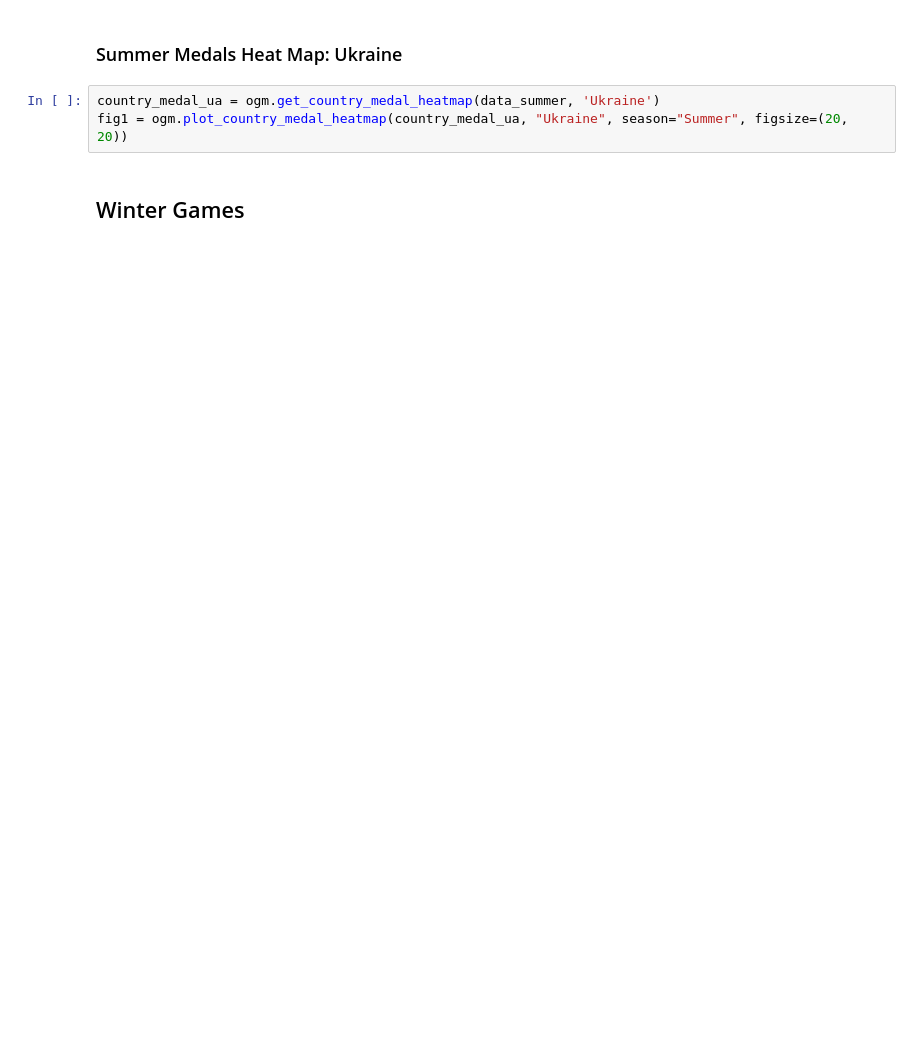
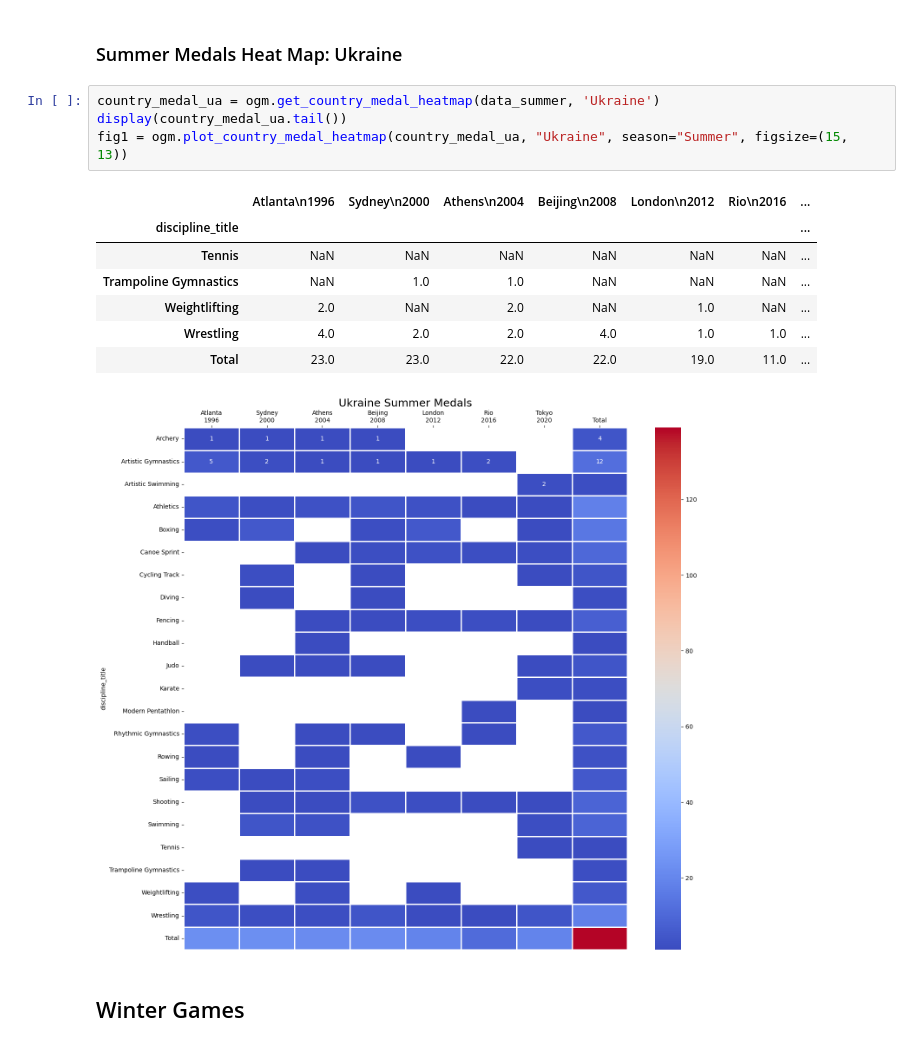
Before and after one commit to JimGile/group3-project1, a Jupyter notebook: src/olympic_games_data_vis.ipynb, the cells around one changed output. Cells and saved outputs as stored; diff of their text form; blank space fills up the shorter version.

```diff
--- a/src/olympic_games_data_vis.ipynb
+++ b/src/olympic_games_data_vis.ipynb
@@ -241,7 +268,17 @@ fig1 = ogm.plot_country_medal_heatmap(country_medal_usa, "USA", season="Summer",
 ### Summer Medals Heat Map: Ukraine
 # %%
 country_medal_ua = ogm.get_country_medal_heatmap(data_summer, 'Ukraine')
-fig1 = ogm.plot_country_medal_heatmap(country_medal_ua, "Ukraine", season="Summer", figsize=(20, 20))
+display(country_medal_ua.tail())
+fig1 = ogm.plot_country_medal_heatmap(country_medal_ua, "Ukraine", season="Summer", figsize=(15, 13))
+# %% [output]
+|  | Atlanta\n1996 | Sydney\n2000 | Athens\n2004 | Beijing\n2008 | London\n2012 | Rio\n2016 | ... |
+| discipline_title |  |  |  |  |  |  | ... |
+| Tennis | NaN | NaN | NaN | NaN | NaN | NaN | ... |
+| Trampoline Gymnastics | NaN | 1.0 | 1.0 | NaN | NaN | NaN | ... |
+| Weightlifting | 2.0 | NaN | 2.0 | NaN | 1.0 | NaN | ... |
+| Wrestling | 4.0 | 2.0 | 2.0 | 4.0 | 1.0 | 1.0 | ... |
+| Total | 23.0 | 23.0 | 22.0 | 22.0 | 19.0 | 11.0 | ... |
+[figure, added]
 # %% [markdown]
 ## Winter Games
 # %%
```
Also changed, not shown: parts of 11 cells of this notebook, 7 other files.
